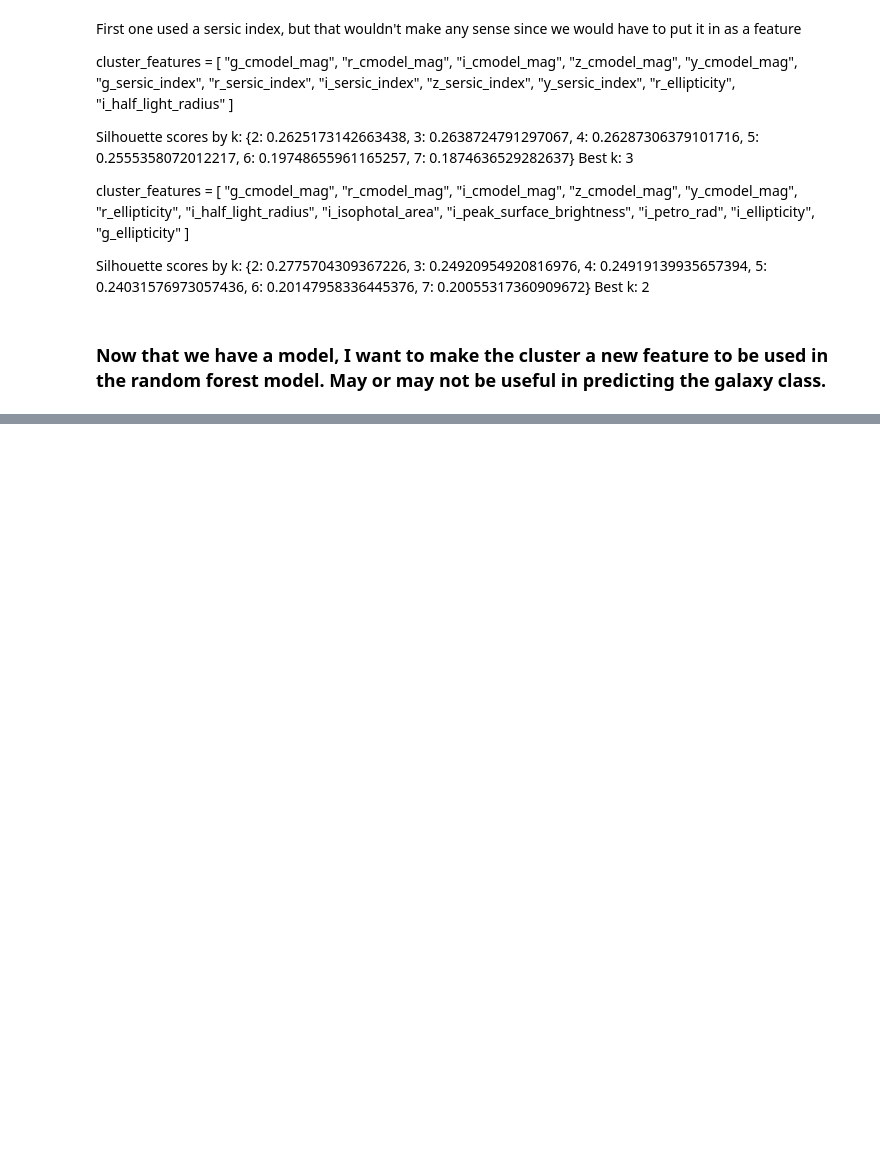
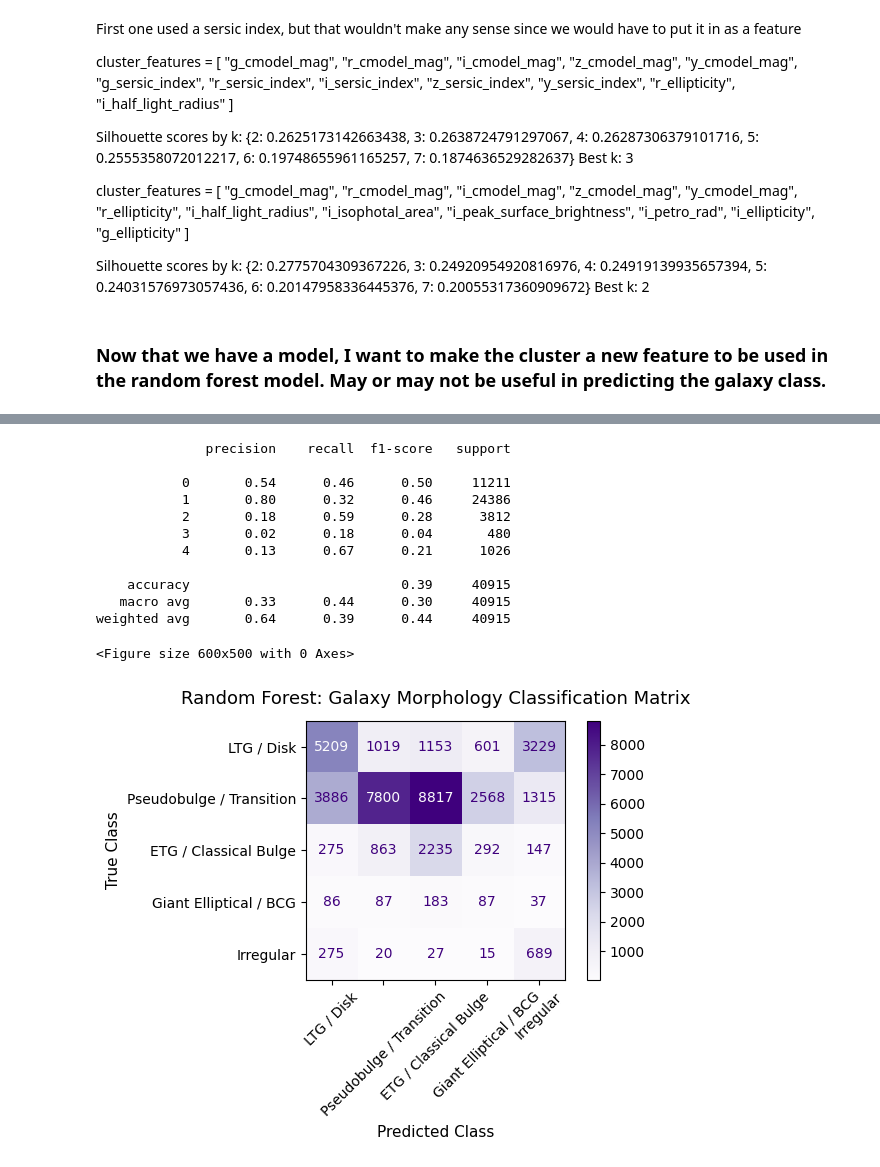
Before and after one commit to MADS-Milestone-2/Galaxy-Classifier, a Jupyter notebook: group-4-second-draft.ipynb, the cells around one changed output, grey strips where cells are left out. Saved outputs shown, nothing was run; the diff lists cells and outputs as text; code cells hidden in the pictures; blank space fills up the shorter version.

Commit message:
added cluster columns and made a new random forest using clusters as features

```diff
--- a/group-4-second-draft.ipynb
+++ b/group-4-second-draft.ipynb
@@ -1084,6 +1103,7 @@ rf_train_df.columns.tolist()
 from sklearn.cluster import KMeans
 from sklearn.preprocessing import StandardScaler
 from sklearn.metrics import silhouette_score
+from sklearn.utils import resample
 unsup_train_df = rf_train_df.copy()
 
 #Not sure which features would be best for clustering, but I will start with the photometric magnitudes and some of the i-band morphology features
@@ -1101,18 +1121,22 @@ cluster_df = unsup_train_df[cluster_features].dropna()
 scaler = StandardScaler()
 X_cluster = scaler.fit_transform(cluster_df)
 
+# using the entire dataset took way too long (upwards of 20 mins) so using a sample
+X_sample = resample(X_cluster, n_samples=min(5000, len(X_cluster)), random_state=42)
+
 # Pick k based on silhouette score
 # measures how similar an object is to its own cluster compared to other clusters, with higher scores indicating better-defined clusters.
 sil_scores = {}
 for k in range(2, 8):
     km = KMeans(n_clusters=k, random_state=42, n_init=10)
-    labels = km.fit_predict(X_cluster)
-    sil_scores[k] = silhouette_score(X_cluster, labels)
+    labels = km.fit_predict(X_sample)
+    sil_scores[k] = silhouette_score(X_sample, labels)
 
 best_k = max(sil_scores, key=sil_scores.get)
 print("Silhouette scores by k:", sil_scores)
 print("Best k:", best_k)
 
+# fit final model on full data using best k
 kmeans = KMeans(n_clusters=best_k, random_state=42, n_init=10)
 cluster_df = cluster_df.copy()
 cluster_df["morph_cluster"] = kmeans.fit_predict(X_cluster).astype(str)
@@ -1161,3 +1197,12 @@ model_df_with_cluster.head()
 
 # stuck here for now, but the idea is to use the cluster labels as additional features in the classification model,
 # which could potentially improve performance by providing a way for the model to learn from the underlying structure in the data
+# %%
+# one-hot encode the cluster column
+# add to the dataframe
+cluster_dummies = pd.get_dummies(model_df_with_cluster['morph_cluster'], prefix='cluster', dtype=int)
+
+model_df_with_cluster = pd.concat([model_df_with_cluster, cluster_dummies], axis=1)
+
+print(model_df_with_cluster.shape)
+print(model_df_with_cluster.filter(like='cluster').head())
@@ -1163,0 +1262,50 @@ model_df_with_cluster.head()
+# %%
+# Rannndom Forest Classifier
+# usefuk for feature importance and non-linear relationships, but can be prone to overfitting if not tuned properly.
+
+rf = RandomForestClassifier(
+    n_estimators=300,
+    max_depth=12,
+    min_samples_leaf=5,
+    class_weight="balanced",
+    random_state=42,
+    n_jobs=-1
+)
+rf.fit(X_train, y_train)
+
+y_pred_rf = rf.predict(X_test)
+
+print(classification_report(y_test, y_pred_rf))
+#Saving this for when we have 3 classes, but it would shown error right now because we only have 2 classes in our current dataset.
+# Updated for the 5 classes
+
+cm_rf = confusion_matrix(y_test, y_pred_rf)
+plt.figure(figsize=(6, 5))
+disp = ConfusionMatrixDisplay(
+    confusion_matrix=cm_rf,
+    display_labels=['LTG / Disk', 'Pseudobulge / Transition', 'ETG / Classical Bulge', 'Giant Elliptical / BCG', 'Irregular']
+)
+
+
+disp.plot(cmap='Purples', values_format='d')
+plt.title("Random Forest: Galaxy Morphology Classification Matrix", fontsize=13, pad=12)
+plt.xlabel("Predicted Class", fontsize=11)
+plt.ylabel("True Class", fontsize=11)
+plt.xticks(rotation=45)
+plt.grid(False)
+plt.tight_layout()
+plt.show()
+# %% [output]
+              precision    recall  f1-score   support
+
+           0       0.54      0.46      0.50     11211
+           1       0.80      0.32      0.46     24386
+           2       0.18      0.59      0.28      3812
+           3       0.02      0.18      0.04       480
+           4       0.13      0.67      0.21      1026
+
+    accuracy                           0.39     40915
+   macro avg       0.33      0.44      0.30     40915
+weighted avg       0.64      0.39      0.44     40915
+<Figure size 600x500 with 0 Axes>
+[figure, added]
```
Also changed, not shown: parts of 28 cells of this notebook.
